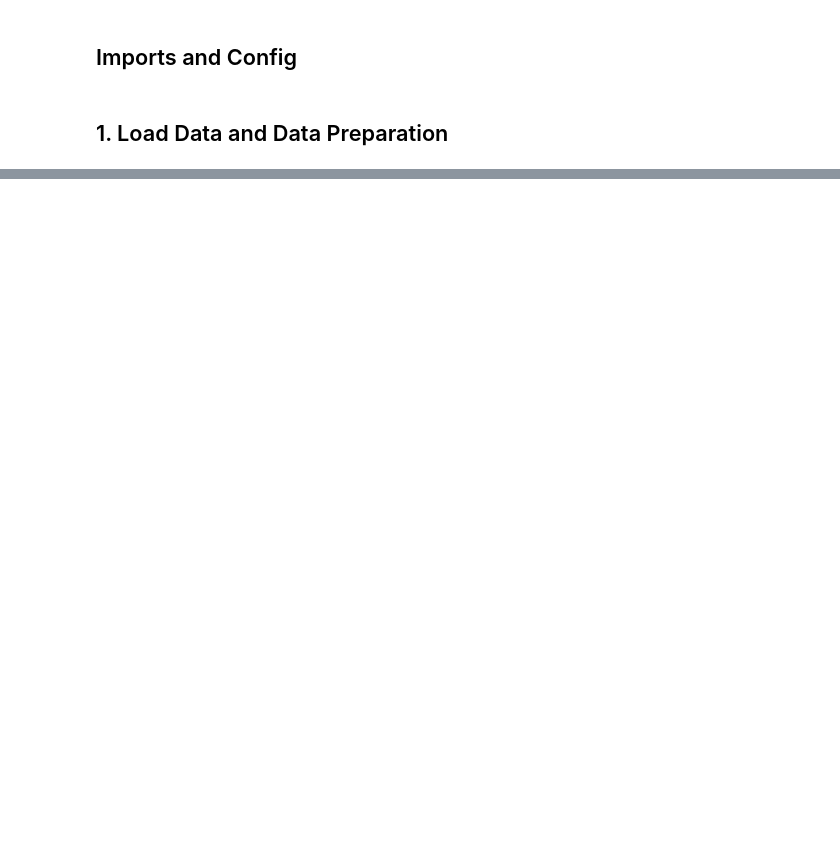
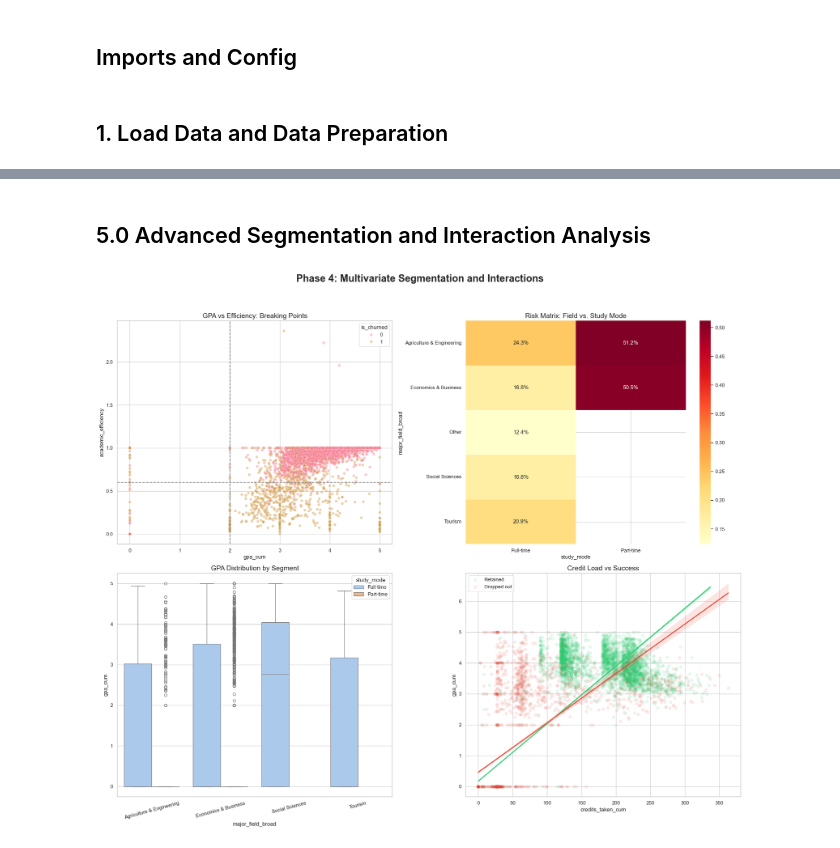
Before and after one commit to erikvidadev/winner-or-quitter, a Jupyter notebook: notebooks/eda.ipynb, the cells around one changed output, grey strips where cells are left out. Saved outputs shown, nothing was run; the diff lists cells and outputs as text; code cells hidden in the pictures; blank space fills up the shorter version.

```diff
--- a/notebooks/eda.ipynb
+++ b/notebooks/eda.ipynb
@@ -220,0 +193,31 @@ Part-time               51.43         43.37
+# %% [markdown]
+## 5.0 Advanced Segmentation and Interaction Analysis
+# %%
+top_fields = df_students['major_field_broad'].value_counts().nlargest(4).index
+df_sub = df_students[df_students['major_field_broad'].isin(top_fields)]
+
+fig, axes = plt.subplots(2, 2, figsize=(20, 18))
+fig.suptitle('Phase 4: Multivariate Segmentation and Interactions', fontsize=22, fontweight='bold', y=0.98)
+
+sns.scatterplot(data=df_students, x='gpa_cum', y='academic_efficiency', hue='is_churned', alpha=0.4, palette=binary_palette, ax=axes[0, 0])
+axes[0, 0].axvline(x=2.0, color='grey', linestyle='--')
+axes[0, 0].axhline(y=0.6, color='grey', linestyle='--')
+axes[0, 0].set_title('GPA vs Efficiency: Breaking Points', fontsize=15)
+
+pivot_risk = df_students.pivot_table(index='major_field_broad', columns='study_mode', values='is_churned', aggfunc='mean')
+sns.heatmap(pivot_risk, annot=True, fmt=".1%", cmap='YlOrRd', ax=axes[0, 1])
+axes[0, 1].set_title('Risk Matrix: Field vs. Study Mode', fontsize=15)
+
+sns.boxplot(data=df_sub, x='major_field_broad', y='gpa_cum', hue='study_mode', ax=axes[1, 0], palette='pastel')
+axes[1, 0].set_title('GPA Distribution by Segment', fontsize=15)
+axes[1, 0].tick_params(axis='x', rotation=15)
+
+sns.regplot(data=df_students[df_students['is_churned']==0], x='credits_taken_cum', y='gpa_cum', scatter_kws={'alpha':0.1}, label='Retained', color='#2ecc71', ax=axes[1, 1])
+sns.regplot(data=df_students[df_students['is_churned']==1], x='credits_taken_cum', y='gpa_cum', scatter_kws={'alpha':0.1}, label='Dropped out', color='#e74c3c', ax=axes[1, 1])
+axes[1, 1].legend()
+axes[1, 1].set_title('Credit Load vs Success', fontsize=15)
+
+plt.tight_layout(rect=[0, 0.03, 1, 0.95])
+plt.show()
+# %% [output]
+[figure, added]
```
Also changed, not shown: parts of 18 cells of this notebook.
